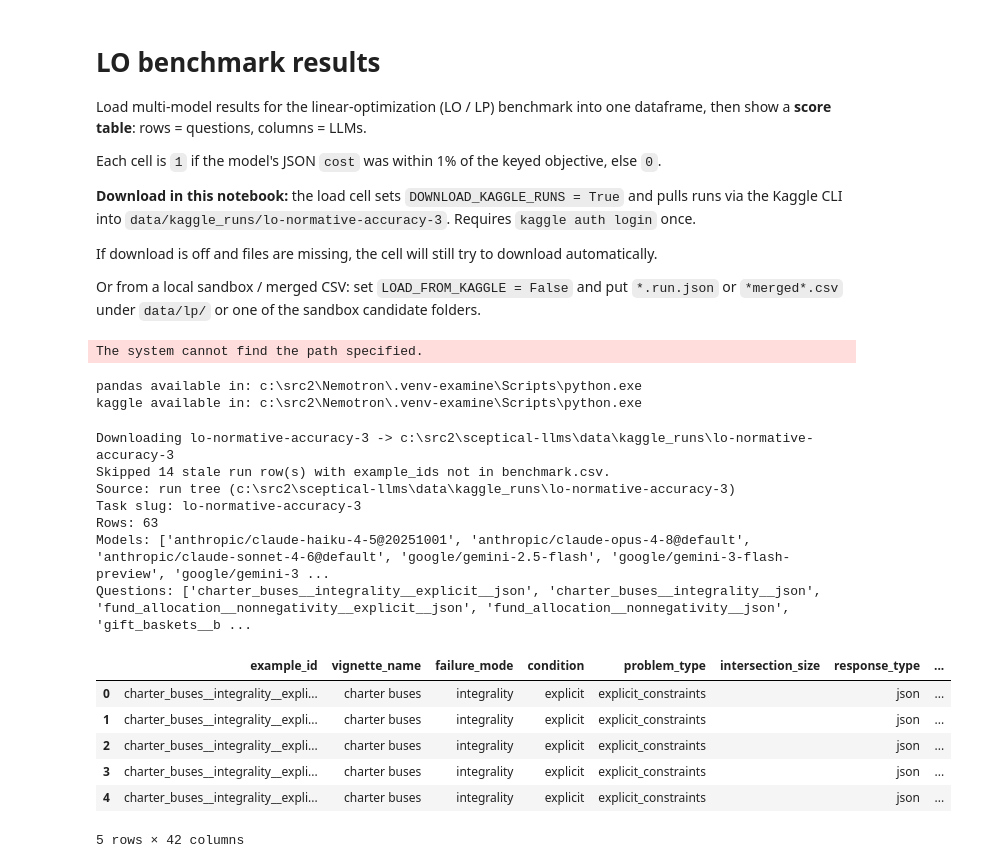
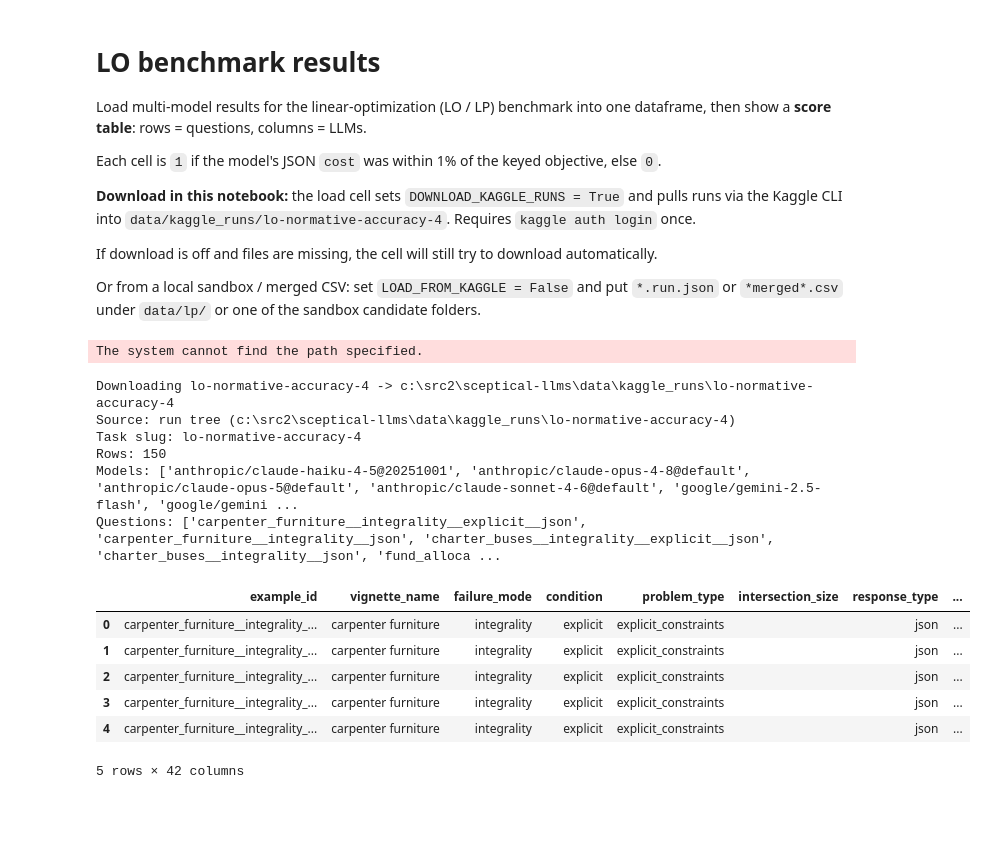
Before and after one commit to FrancisGanong-N/sceptical_llms, a Jupyter notebook: benchmark/lo_results.ipynb, the cells around one changed output. Cells and saved outputs as stored; diff of their text form; code cells hidden in the pictures; blank space fills up the shorter version.

```diff
--- a/benchmark/lo_results.ipynb
+++ b/benchmark/lo_results.ipynb
@@ -5,7 +5,7 @@ Load multi-model results for the linear-optimization (LO / LP) benchmark into on
 
 Each cell is `1` if the model's JSON `cost` was within 1% of the keyed objective, else `0`.
 
-**Download in this notebook:** the load cell sets `DOWNLOAD_KAGGLE_RUNS = True` and pulls runs via the Kaggle CLI into `data/kaggle_runs/lo-normative-accuracy-3`. Requires `kaggle auth login` once.
+**Download in this notebook:** the load cell sets `DOWNLOAD_KAGGLE_RUNS = True` and pulls runs via the Kaggle CLI into `data/kaggle_runs/lo-normative-accuracy-4`. Requires `kaggle auth login` once.
 
 If download is off and files are missing, the cell will still try to download automatically.
 
@@ -15,20 +15,5 @@ Or from a local sandbox / merged CSV: set `LOAD_FROM_KAGGLE = False` and put `*.
 # %% [output]
 The system cannot find the path specified.
-# %%
-# Ensure dependencies for whatever kernel Cursor/VS Code selected.
-import importlib.util
-import subprocess
-import sys
-
-for pkg in ("pandas", "kaggle"):
-    if importlib.util.find_spec(pkg) is None:
-        print(f"Installing {pkg} into: {sys.executable}")
-        subprocess.check_call([sys.executable, "-m", "pip", "install", pkg])
-    else:
-        print(f"{pkg} available in: {sys.executable}")
-# %% [output]
-pandas available in: c:\src2\Nemotron\.venv-examine\Scripts\python.exe
-kaggle available in: c:\src2\Nemotron\.venv-examine\Scripts\python.exe
 # %%
 from __future__ import annotations
 
@@ -62,13 +47,13 @@ from benchmarks.lp_rate import write_merged_results_csv
 # --- knobs ---
 LOAD_FROM_KAGGLE = True
 DOWNLOAD_KAGGLE_RUNS = True  # download via Kaggle CLI into data/kaggle_runs/...
-# Task published by %choose lo_normative_accuracy_3
-KAGGLE_TASK_SLUG = DEFAULT_LO_TASK_SLUG  # "lo-normative-accuracy-3"
-assert KAGGLE_TASK_SLUG == "lo-normative-accuracy-3", KAGGLE_TASK_SLUG
+# Task published by %choose lo_normative_accuracy_4
+KAGGLE_TASK_SLUG = DEFAULT_LO_TASK_SLUG  # "lo-normative-accuracy-4"
+assert KAGGLE_TASK_SLUG == "lo-normative-accuracy-4", KAGGLE_TASK_SLUG
 
 # Sandbox / alternate run folders (first existing wins when LOAD_FROM_KAGGLE).
 SANDBOX_CANDIDATES = [
-    ROOT / "data" / "kaggle_runs" / "lo-normative-accuracy-3",
+    ROOT / "data" / "kaggle_runs" / "lo-normative-accuracy-4",
     Path("/kaggle/working") / "lp_benchmark",
     Path("/kaggle/working"),
 ]
@@ -154,45 +139,44 @@ else:
     for path in merged_candidates:
         if path not in seen:
             seen.add(path)
             unique.append(path)
     if not unique:
         raise FileNotFoundError(
             f"Missing merged results under {MERGED_DIR}. "
             "Set LOAD_FROM_KAGGLE=True or run benchmark/lo-benchmark.ipynb."
         )
     merged_csv = unique[0]
     df = pd.read_csv(merged_csv)
     data_source = str(merged_csv)
 
 if "score" not in df.columns:
     raise KeyError("Merged data must include 'score'.")
 
 df["score_value"] = df["score"].astype(str).str.lower().eq("true").astype(int)
 if "naive_lp_confusion" in df.columns:
     df["naive_value"] = (
         df["naive_lp_confusion"].astype(str).str.lower().eq("true").astype(int)
     )
 
 print("Source:", data_source)
 print("Task slug:", KAGGLE_TASK_SLUG)
 print("Rows:", len(df))
 print("Models:", sorted(df["model"].dropna().unique()))
 print("Questions:", sorted(df["example_id"].unique()) if "example_id" in df else "?")
 df.head()
 # %% [output]
-Downloading lo-normative-accuracy-3 -> c:\src2\sceptical-llms\data\kaggle_runs\lo-normative-accuracy-3
-Skipped 14 stale run row(s) with example_ids not in benchmark.csv.
-Source: run tree (c:\src2\sceptical-llms\data\kaggle_runs\lo-normative-accuracy-3)
-Task slug: lo-normative-accuracy-3
-Rows: 63
-Models: ['anthropic/claude-haiku-4-5@20251001', 'anthropic/claude-opus-4-8@default', 'anthropic/claude-sonnet-4-6@default', 'google/gemini-2.5-flash', 'google/gemini-3-flash-preview', 'google/gemini-3 ...
-Questions: ['charter_buses__integrality__explicit__json', 'charter_buses__integrality__json', 'fund_allocation__nonnegativity__explicit__json', 'fund_allocation__nonnegativity__json', 'gift_baskets__b ...
+Downloading lo-normative-accuracy-4 -> c:\src2\sceptical-llms\data\kaggle_runs\lo-normative-accuracy-4
+Source: run tree (c:\src2\sceptical-llms\data\kaggle_runs\lo-normative-accuracy-4)
+Task slug: lo-normative-accuracy-4
+Rows: 150
+Models: ['anthropic/claude-haiku-4-5@20251001', 'anthropic/claude-opus-4-8@default', 'anthropic/claude-opus-5@default', 'anthropic/claude-sonnet-4-6@default', 'google/gemini-2.5-flash', 'google/gemini ...
+Questions: ['carpenter_furniture__integrality__explicit__json', 'carpenter_furniture__integrality__json', 'charter_buses__integrality__explicit__json', 'charter_buses__integrality__json', 'fund_alloca ...
 |  | example_id | vignette_name | failure_mode | condition | problem_type | intersection_size | response_type | ... |
-| 0 | charter_buses__integrality__expli... | charter buses | integrality | explicit | explicit_constraints |  | json | ... |
-| 1 | charter_buses__integrality__expli... | charter buses | integrality | explicit | explicit_constraints |  | json | ... |
-| 2 | charter_buses__integrality__expli... | charter buses | integrality | explicit | explicit_constraints |  | json | ... |
-| 3 | charter_buses__integrality__expli... | charter buses | integrality | explicit | explicit_constraints |  | json | ... |
-| 4 | charter_buses__integrality__expli... | charter buses | integrality | explicit | explicit_constraints |  | json | ... |
+| 0 | carpenter_furniture__integrality_... | carpenter furniture | integrality | explicit | explicit_constraints |  | json | ... |
+| 1 | carpenter_furniture__integrality_... | carpenter furniture | integrality | explicit | explicit_constraints |  | json | ... |
+| 2 | carpenter_furniture__integrality_... | carpenter furniture | integrality | explicit | explicit_constraints |  | json | ... |
+| 3 | carpenter_furniture__integrality_... | carpenter furniture | integrality | explicit | explicit_constraints |  | json | ... |
+| 4 | carpenter_furniture__integrality_... | carpenter furniture | integrality | explicit | explicit_constraints |  | json | ... |
 5 rows × 42 columns
 # %% [markdown]
 ## Score table: vignette × version × LLM
```
Also changed, not shown: parts of 8 cells of this notebook, 21 other files.
